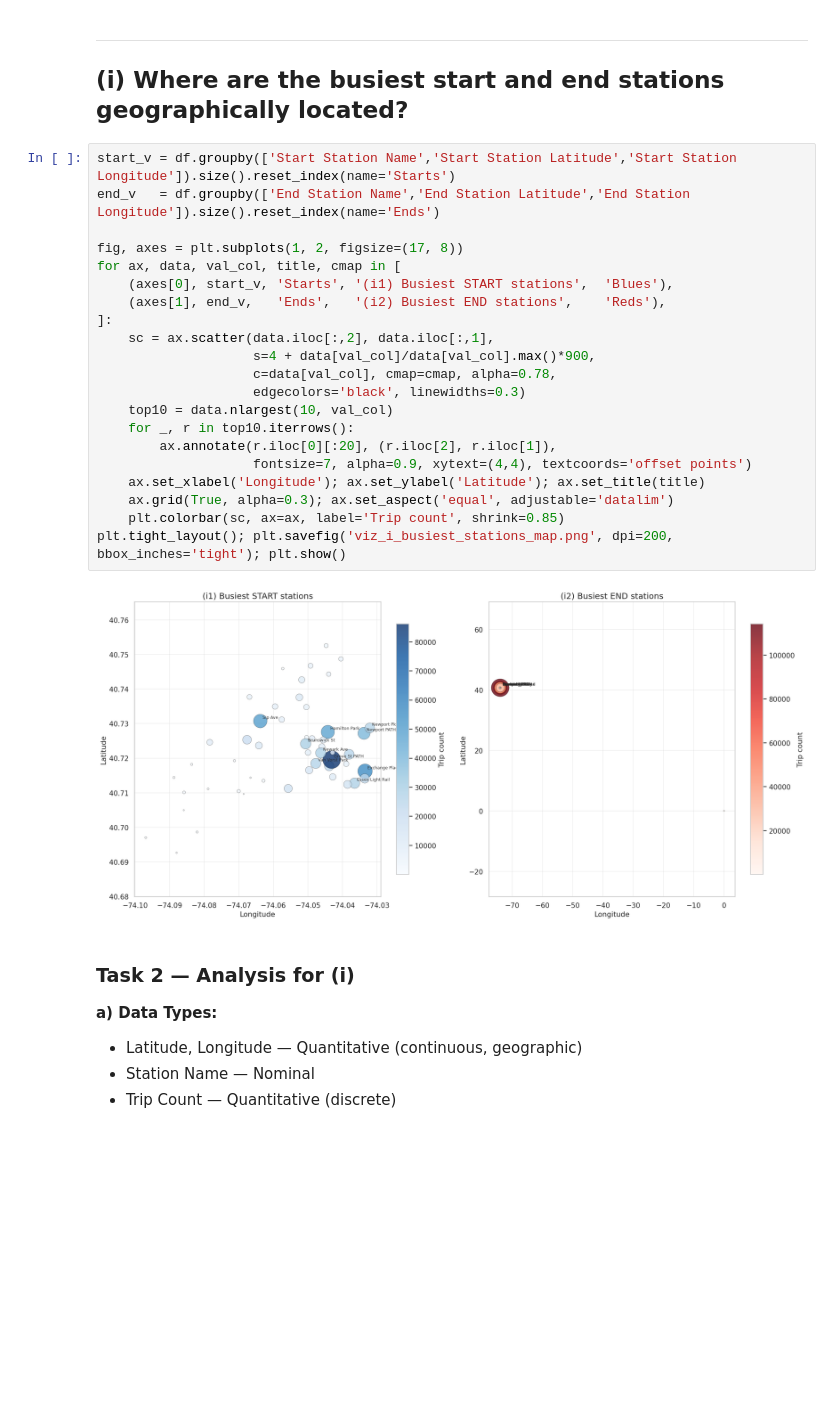
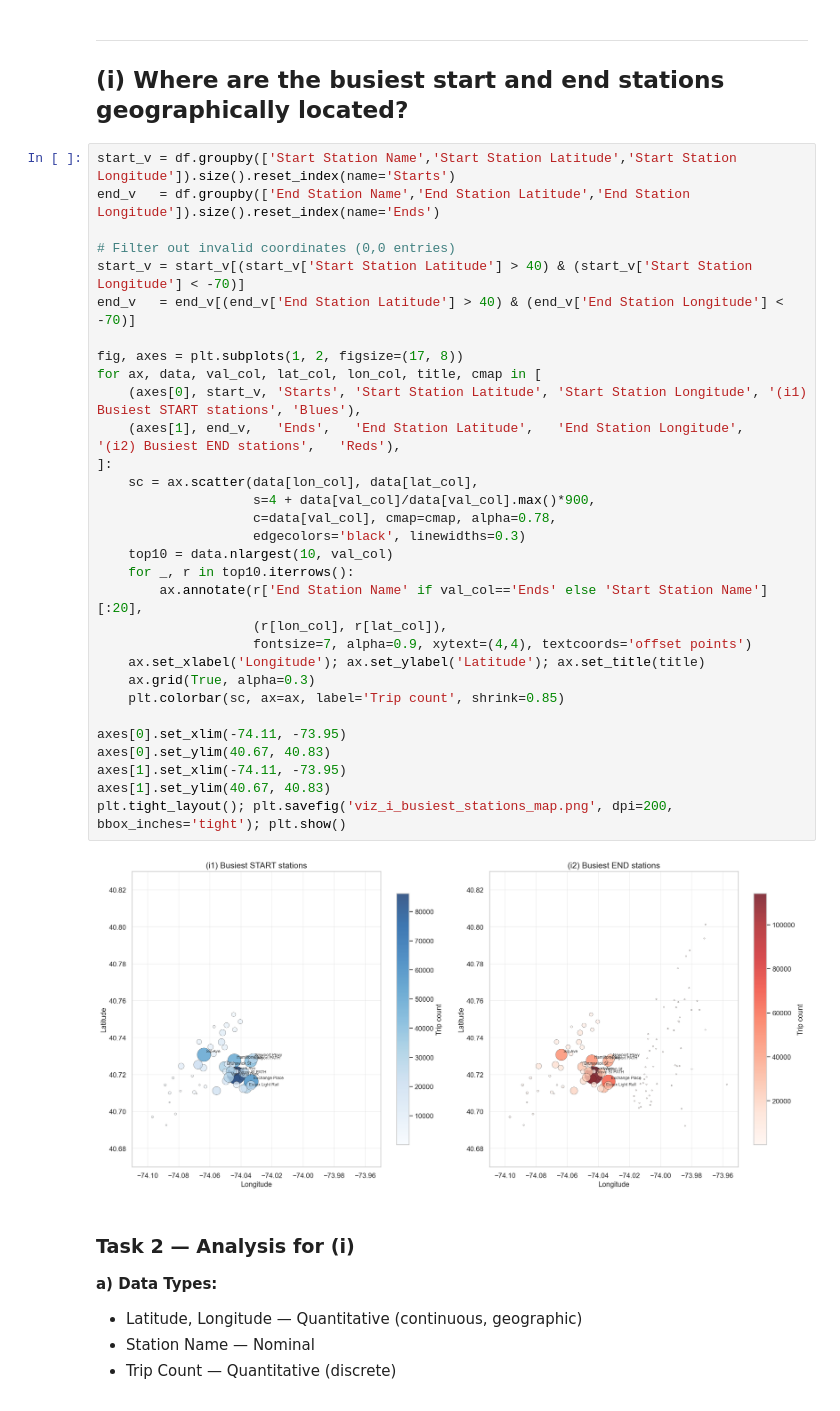
Before and after one commit to Selvarajah-Vinushaanth/Visualization-for-Network-and-Spatial-Data---Analyzing-New-York-Citi-Bike-Data, a Jupyter notebook: network_spatial_visualizations.ipynb, the cells around one changed output. Saved outputs shown, nothing was run; the diff lists cells and outputs as text; blank space fills up the shorter version.

Commit message:
Fix viz_i coordinates and update visualizations

```diff
--- a/network_spatial_visualizations.ipynb
+++ b/network_spatial_visualizations.ipynb
@@ -604,26 +604,36 @@ When two metrics with different units must be compared across the same nominal a
 # %%
 start_v = df.groupby(['Start Station Name','Start Station Latitude','Start Station Longitude']).size().reset_index(name='Starts')
 end_v   = df.groupby(['End Station Name','End Station Latitude','End Station Longitude']).size().reset_index(name='Ends')
 
+# Filter out invalid coordinates (0,0 entries)
+start_v = start_v[(start_v['Start Station Latitude'] > 40) & (start_v['Start Station Longitude'] < -70)]
+end_v   = end_v[(end_v['End Station Latitude'] > 40) & (end_v['End Station Longitude'] < -70)]
+
 fig, axes = plt.subplots(1, 2, figsize=(17, 8))
-for ax, data, val_col, title, cmap in [
-    (axes[0], start_v, 'Starts', '(i1) Busiest START stations',  'Blues'),
-    (axes[1], end_v,   'Ends',   '(i2) Busiest END stations',    'Reds'),
+for ax, data, val_col, lat_col, lon_col, title, cmap in [
+    (axes[0], start_v, 'Starts', 'Start Station Latitude', 'Start Station Longitude', '(i1) Busiest START stations', 'Blues'),
+    (axes[1], end_v,   'Ends',   'End Station Latitude',   'End Station Longitude',   '(i2) Busiest END stations',   'Reds'),
 ]:
-    sc = ax.scatter(data.iloc[:,2], data.iloc[:,1],
+    sc = ax.scatter(data[lon_col], data[lat_col],
                     s=4 + data[val_col]/data[val_col].max()*900,
                     c=data[val_col], cmap=cmap, alpha=0.78,
                     edgecolors='black', linewidths=0.3)
     top10 = data.nlargest(10, val_col)
     for _, r in top10.iterrows():
-        ax.annotate(r.iloc[0][:20], (r.iloc[2], r.iloc[1]),
+        ax.annotate(r['End Station Name' if val_col=='Ends' else 'Start Station Name'][:20],
+                    (r[lon_col], r[lat_col]),
                     fontsize=7, alpha=0.9, xytext=(4,4), textcoords='offset points')
     ax.set_xlabel('Longitude'); ax.set_ylabel('Latitude'); ax.set_title(title)
-    ax.grid(True, alpha=0.3); ax.set_aspect('equal', adjustable='datalim')
+    ax.grid(True, alpha=0.3)
     plt.colorbar(sc, ax=ax, label='Trip count', shrink=0.85)
+
+axes[0].set_xlim(-74.11, -73.95)
+axes[0].set_ylim(40.67, 40.83)
+axes[1].set_xlim(-74.11, -73.95)
+axes[1].set_ylim(40.67, 40.83)
 plt.tight_layout(); plt.savefig('viz_i_busiest_stations_map.png', dpi=200, bbox_inches='tight'); plt.show()
 # %% [output]
-[figure, old version]
+[figure, new version]
 # %% [markdown]
 ### Task 2 — Analysis for (i)
 
```
Also changed, not shown: parts of 7 cells of this notebook, 9 other files.
